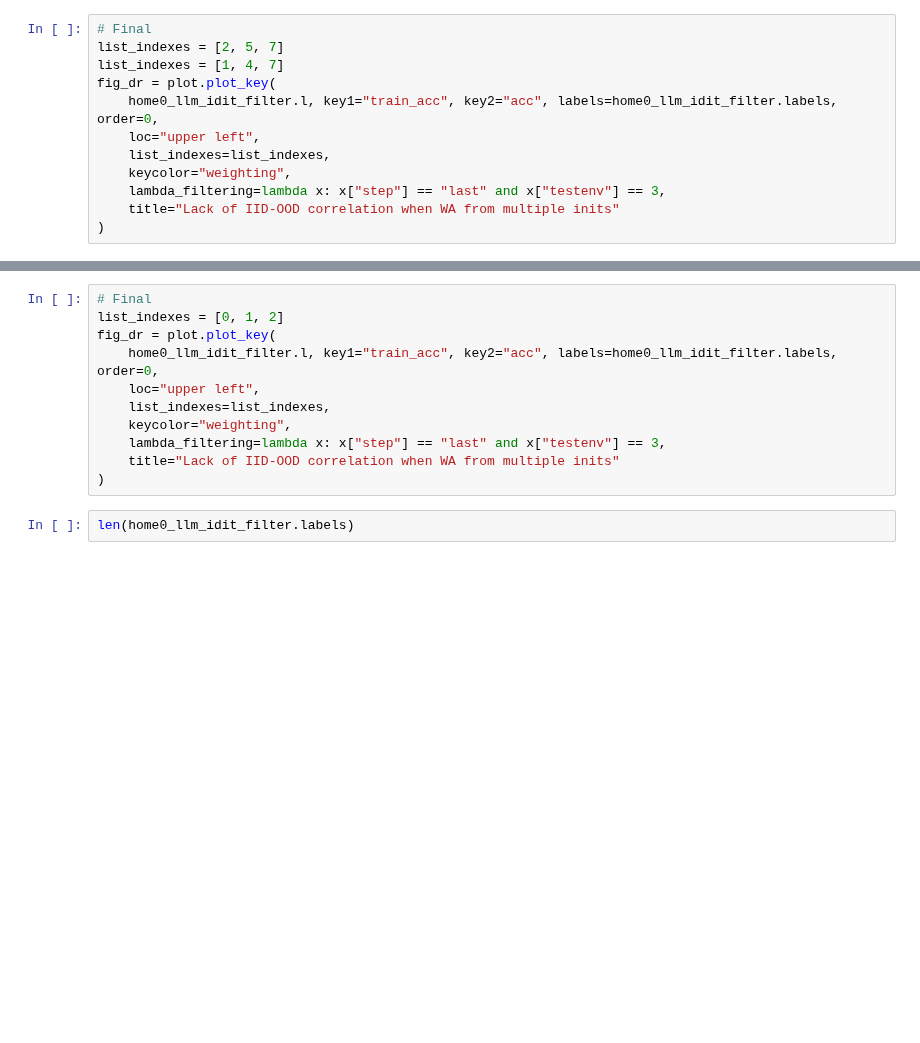
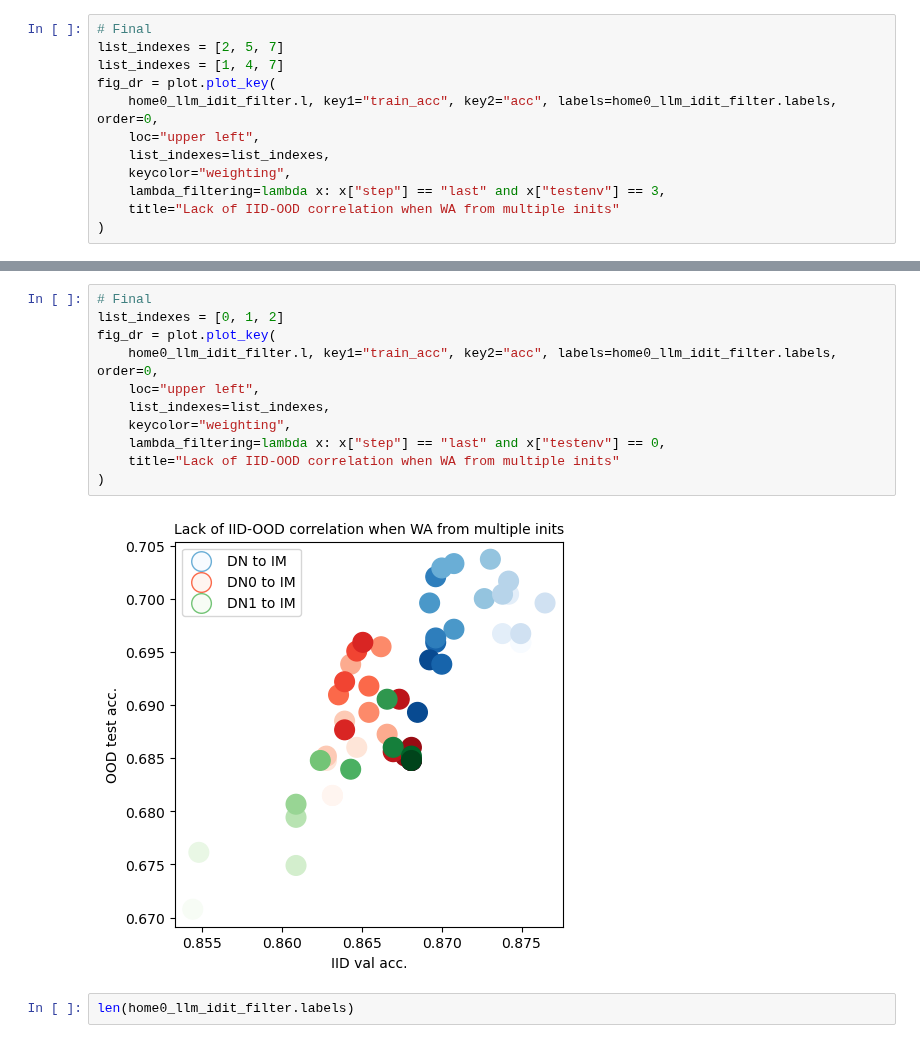
Before and after one commit to alexrame/domainbedv2, a Jupyter notebook: notebooks/diwa_diversity_versus_accuracy_home.ipynb, the cells around one changed output, grey strips where cells are left out. Cells and saved outputs as stored; diff of their text form; blank space fills up the shorter version.

```diff
--- a/notebooks/diwa_diversity_versus_accuracy_home.ipynb
+++ b/notebooks/diwa_diversity_versus_accuracy_home.ipynb
@@ -42,14 +59,16 @@ fig_dr = plot.plot_key(
 # %%
 # Final
 list_indexes = [0, 1, 2]
 fig_dr = plot.plot_key(
     home0_llm_idit_filter.l, key1="train_acc", key2="acc", labels=home0_llm_idit_filter.labels, order=0,
     loc="upper left",
     list_indexes=list_indexes,
     keycolor="weighting",
-    lambda_filtering=lambda x: x["step"] == "last" and x["testenv"] == 3,
+    lambda_filtering=lambda x: x["step"] == "last" and x["testenv"] == 0,
     title="Lack of IID-OOD correlation when WA from multiple inits"
 )
+# %% [output]
+[figure, added]
 # %%
 len(home0_llm_idit_filter.labels)
 # %%
```
Also changed, not shown: parts of 37 cells of this notebook, 1 other file.
